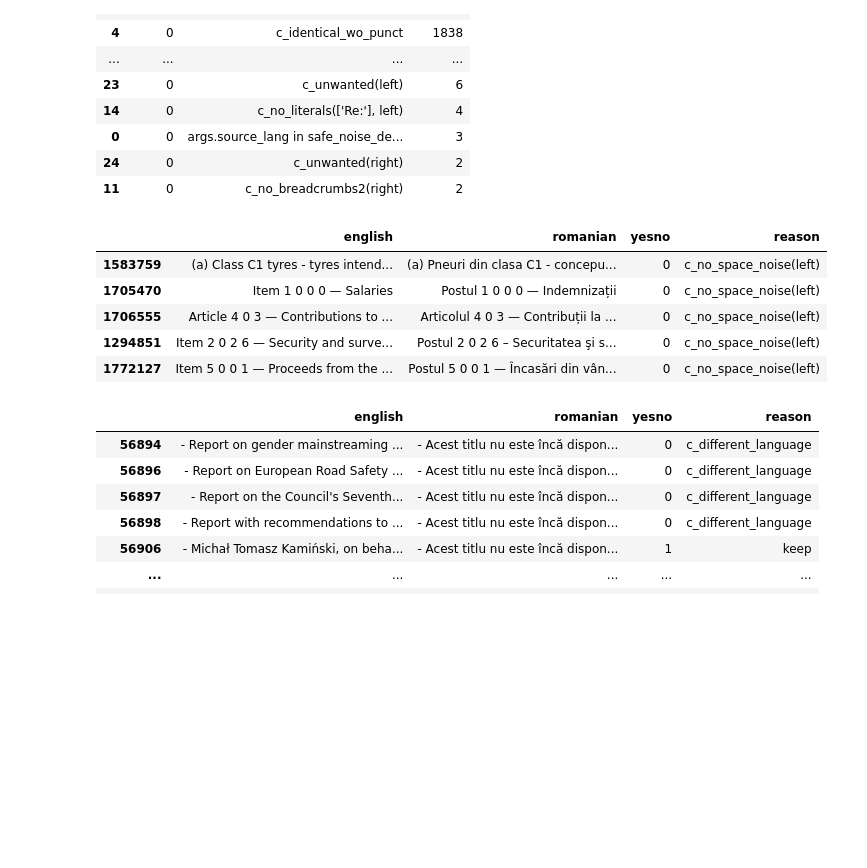
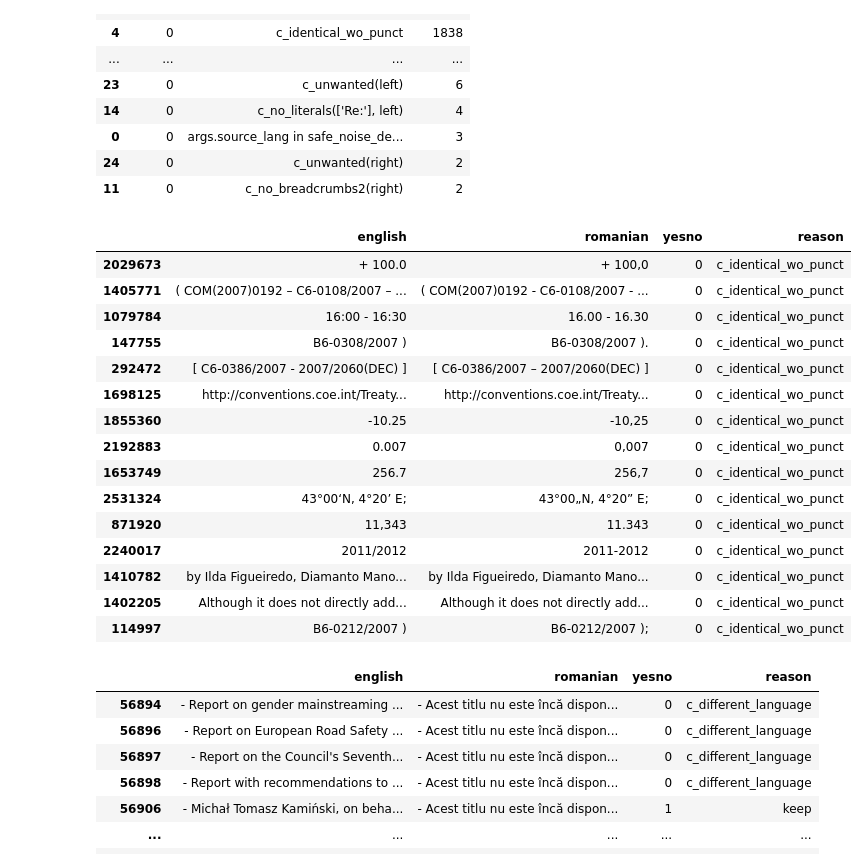
Before and after one commit to clgp2/baCode, a Jupyter notebook: notebooks/01_clean_dcep.ipynb, the cells around one changed output. Drawn from its saved outputs; the diff is of its cells as text; code cells hidden in the pictures; blank space fills up the shorter version.

```diff
--- a/notebooks/01_clean_dcep.ipynb
+++ b/notebooks/01_clean_dcep.ipynb
@@ -174,15 +174,25 @@ df_reason
 # %%
 pd.set_option('display.max_colwidth', None)
 #replace the string with another reason string to sample examples of matched sentences
-samples=df_annotated.loc[df_annotated['reason']=='c_no_space_noise(left)']
-samples.sample(n=5)
+samples=df_annotated.loc[df_annotated['reason']=='c_identical_wo_punct']
+samples.sample(n=15)
 # %% [output]
 |  | english | romanian | yesno | reason |
-| 1583759 | (a) Class C1 tyres - tyres intend... | (a) Pneuri din clasa C1 - concepu... | 0 | c_no_space_noise(left) |
-| 1705470 | Item 1 0 0 0 — Salaries | Postul 1 0 0 0 — Indemnizații | 0 | c_no_space_noise(left) |
-| 1706555 | Article 4 0 3 — Contributions to ... | Articolul 4 0 3 — Contribuții la ... | 0 | c_no_space_noise(left) |
-| 1294851 | Item 2 0 2 6 — Security and surve... | Postul 2 0 2 6 – Securitatea şi s... | 0 | c_no_space_noise(left) |
-| 1772127 | Item 5 0 0 1 — Proceeds from the ... | Postul 5 0 0 1 — Încasări din vân... | 0 | c_no_space_noise(left) |
+| 2029673 | + 100.0 | + 100,0 | 0 | c_identical_wo_punct |
+| 1405771 | ( COM(2007)0192 – C6‑0108/2007 – ... | ( COM(2007)0192 - C6-0108/2007 - ... | 0 | c_identical_wo_punct |
+| 1079784 | 16:00 - 16:30 | 16.00 - 16.30 | 0 | c_identical_wo_punct |
+| 147755 | B6-0308/2007 ) | B6-0308/2007 ). | 0 | c_identical_wo_punct |
+| 292472 | [ C6-0386/2007 - 2007/2060(DEC) ] | [ C6-0386/2007 – 2007/2060(DEC) ] | 0 | c_identical_wo_punct |
+| 1698125 | http://conventions.coe.int/Treaty... | http://conventions.coe.int/Treaty... | 0 | c_identical_wo_punct |
+| 1855360 | -10.25 | -10,25 | 0 | c_identical_wo_punct |
+| 2192883 | 0.007 | 0,007 | 0 | c_identical_wo_punct |
+| 1653749 | 256.7 | 256,7 | 0 | c_identical_wo_punct |
+| 2531324 | 43°00‘N, 4°20’ E; | 43°00„N, 4°20” E; | 0 | c_identical_wo_punct |
+| 871920 | 11,343 | 11.343 | 0 | c_identical_wo_punct |
+| 2240017 | 2011/2012 | 2011-2012 | 0 | c_identical_wo_punct |
+| 1410782 | by Ilda Figueiredo, Diamanto Mano... | by Ilda Figueiredo, Diamanto Mano... | 0 | c_identical_wo_punct |
+| 1402205 | Although it does not directly add... | Although it does not directly add... | 0 | c_identical_wo_punct |
+| 114997 | B6-0212/2007 ) | B6-0212/2007 ); | 0 | c_identical_wo_punct |
 # %%
 title_not_available=df_annotated[df_annotated.iloc[:, 1].str.contains('Acest titlu nu este încă disponibil în toate limbile')]
 title_not_available
```
Also changed, not shown: 1 other file.
